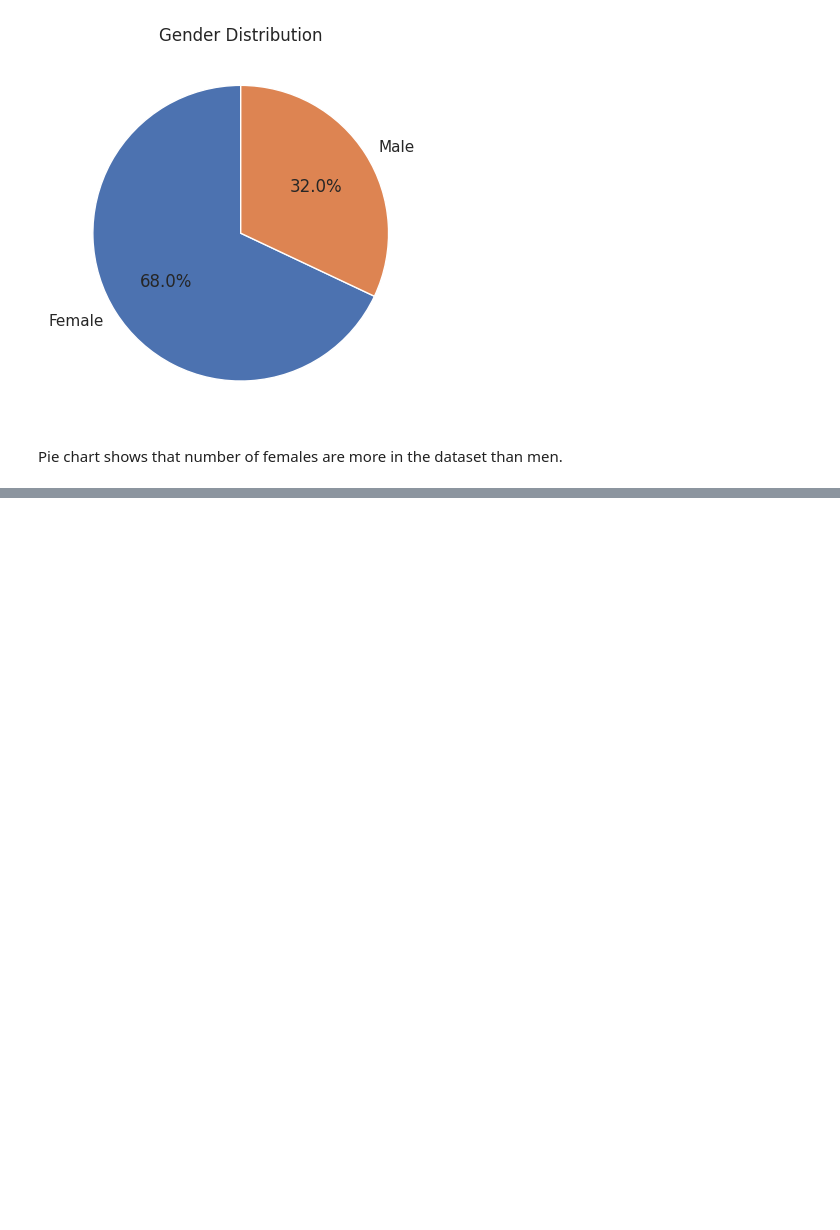
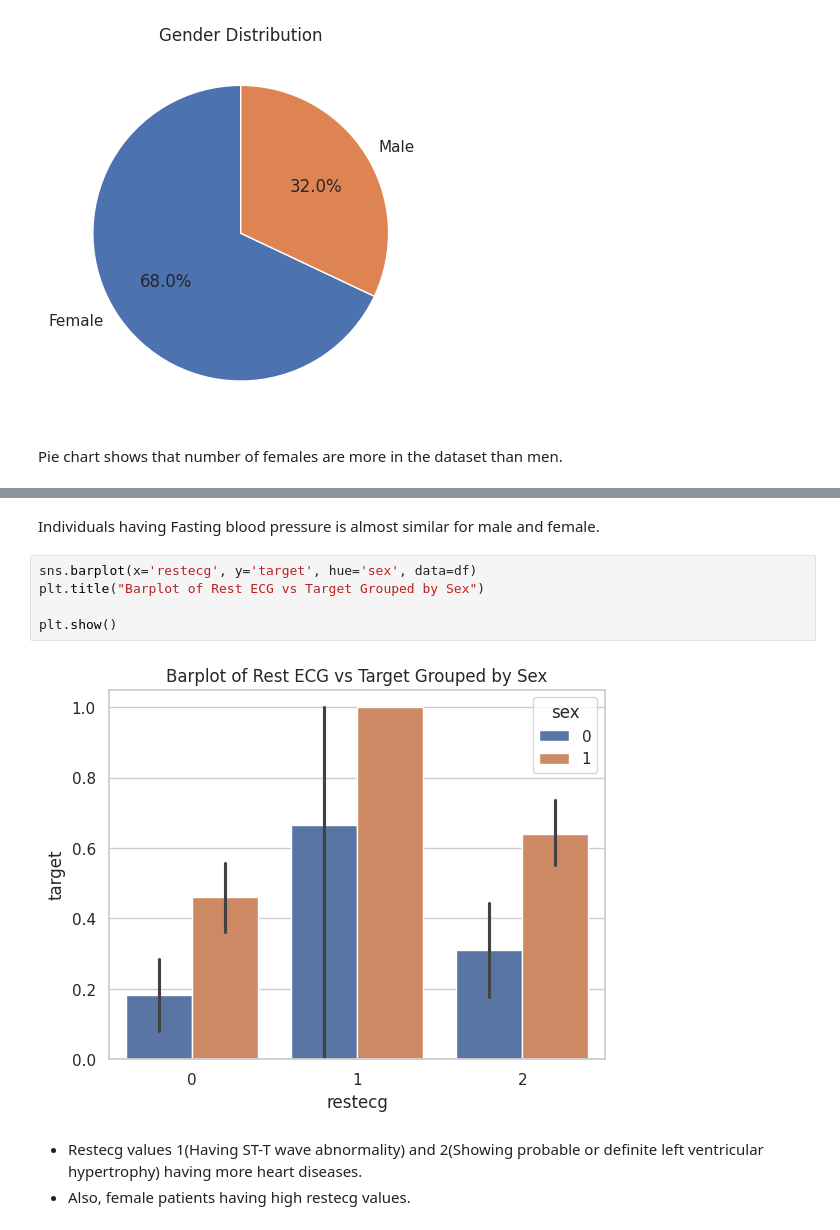
Before and after one commit to negilbabu/Heart-Disease-Prediction-Ai-, a Jupyter notebook: HeartDiseasePrediction.ipynb, the cells around one changed output, grey strips where cells are left out. Cells and saved outputs as stored; diff of their text form; blank space fills up the shorter version.

```diff
--- a/HeartDiseasePrediction.ipynb
+++ b/HeartDiseasePrediction.ipynb
@@ -157,0 +183,14 @@ Age distribution looks like normal, that is age is equally distributed
+# %% [markdown]
+Individuals having Fasting blood pressure is almost similar for male and female.
+# %%
+sns.barplot(x='restecg', y='target', hue='sex', data=df)
+plt.title("Barplot of Rest ECG vs Target Grouped by Sex")
+
+plt.show()
+# %% [output]
+[figure, added]
+# %% [markdown]
+
+
+*   Restecg values 1(Having ST-T wave abnormality) and 2(Showing probable or definite left ventricular hypertrophy) having more heart diseases.
+*   Also, female patients having high restecg values.
```
Also changed, not shown: parts of 11 cells of this notebook.
